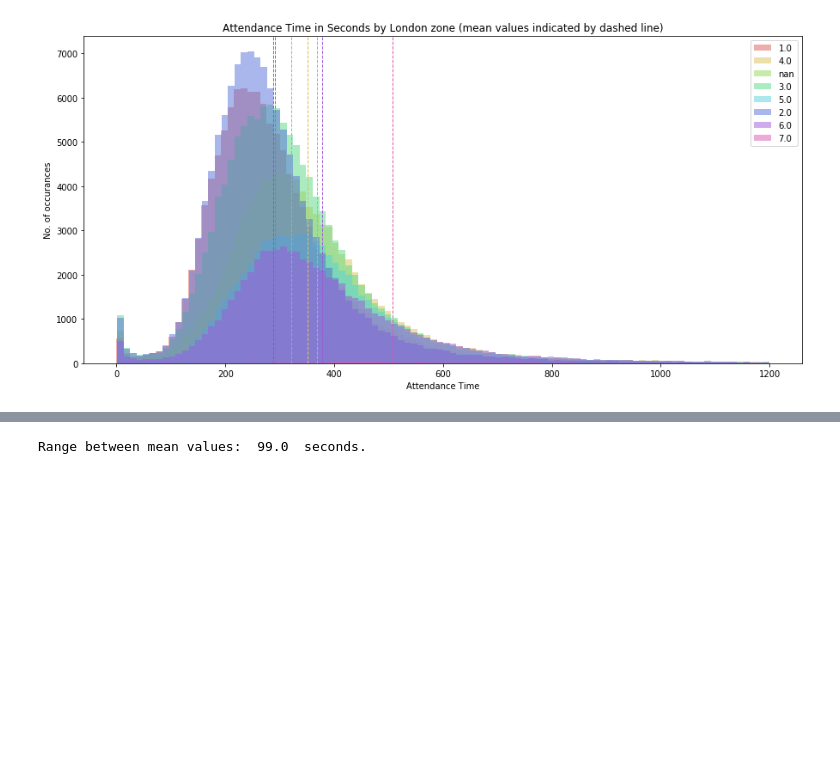
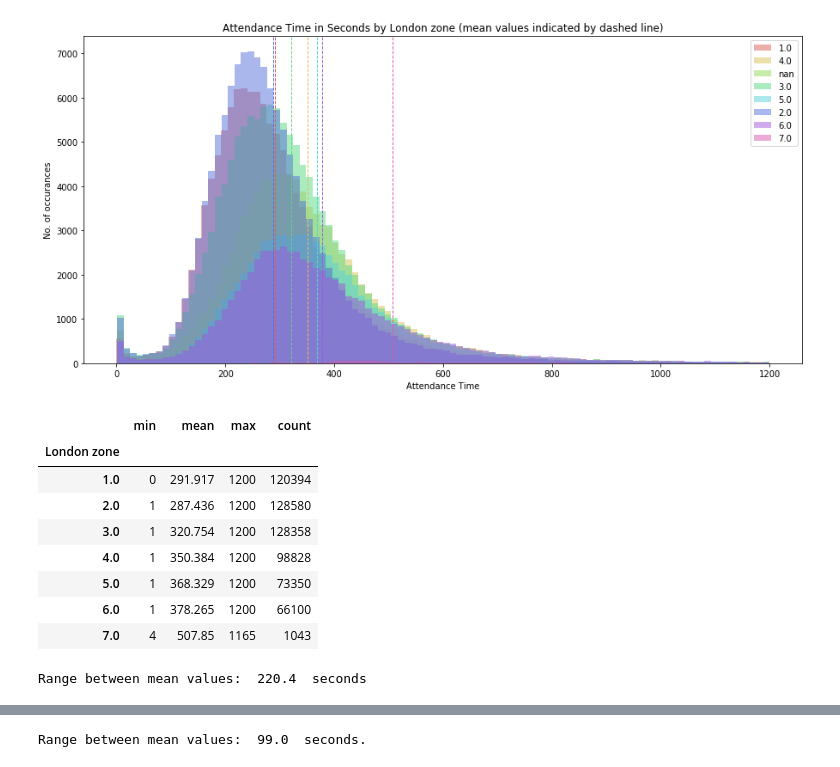
Before and after one commit to hlynurarni/Social-Data-Analysis-Final, a Jupyter notebook: Kristin_WIP.ipynb, the cells around one changed output, grey strips where cells are left out. Drawn from its saved outputs; the diff is of its cells as text; code cells hidden in the pictures; blank space fills up the shorter version.

```diff
--- a/Kristin_WIP.ipynb
+++ b/Kristin_WIP.ipynb
@@ -420,3 +424,16 @@ histogram_plot('London zone')
 # %% [output]
 Range between mean values:  220.0  seconds.
 [figure]
+# %%
+pivot_group(df['London zone'])
+# %% [output]
+|  | min | mean | max | count |
+| London zone |  |  |  |  |
+| 1.0 | 0 | 291.917 | 1200 | 120394 |
+| 2.0 | 1 | 287.436 | 1200 | 128580 |
+| 3.0 | 1 | 320.754 | 1200 | 128358 |
+| 4.0 | 1 | 350.384 | 1200 | 98828 |
+| 5.0 | 1 | 368.329 | 1200 | 73350 |
+| 6.0 | 1 | 378.265 | 1200 | 66100 |
+| 7.0 | 4 | 507.85 | 1165 | 1043 |
+Range between mean values:  220.4  seconds
```
Also changed, not shown: parts of 13 cells of this notebook, 2 other files.
